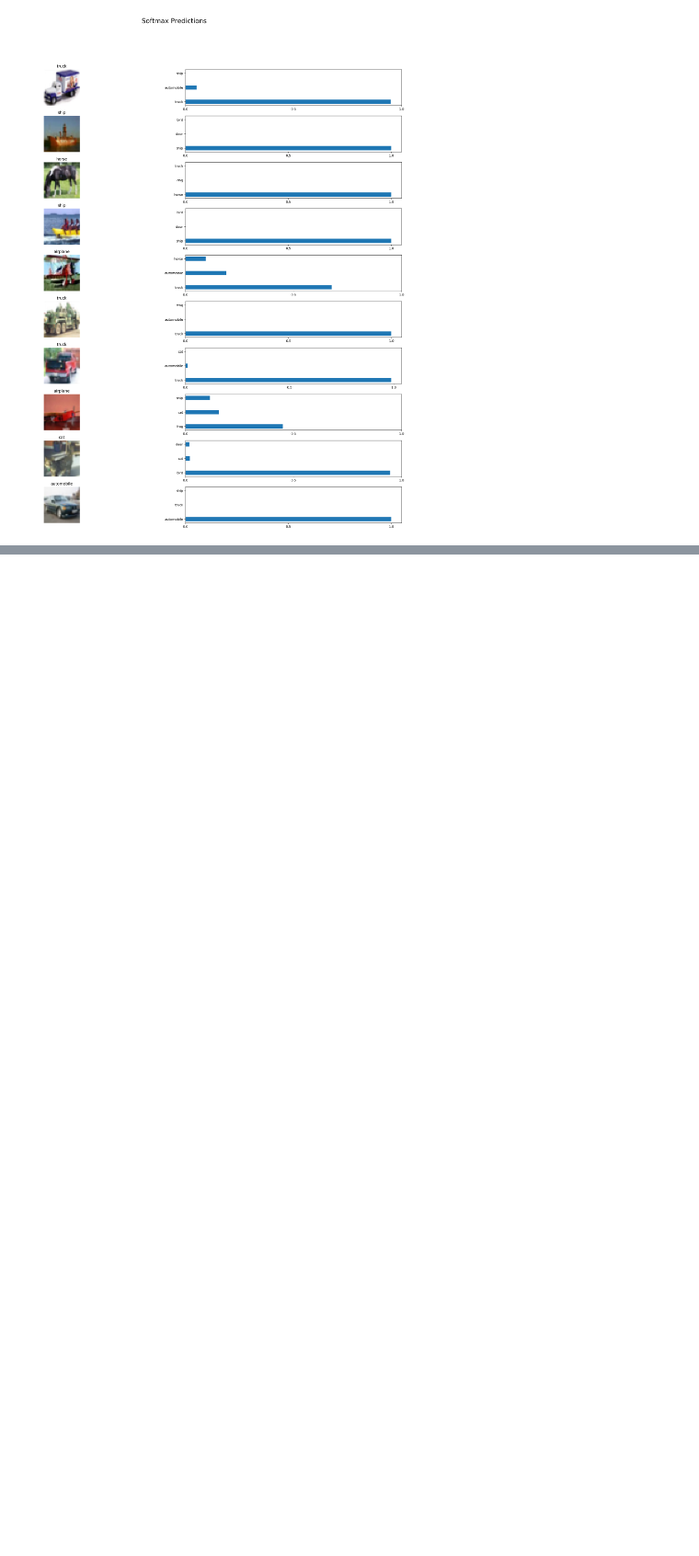
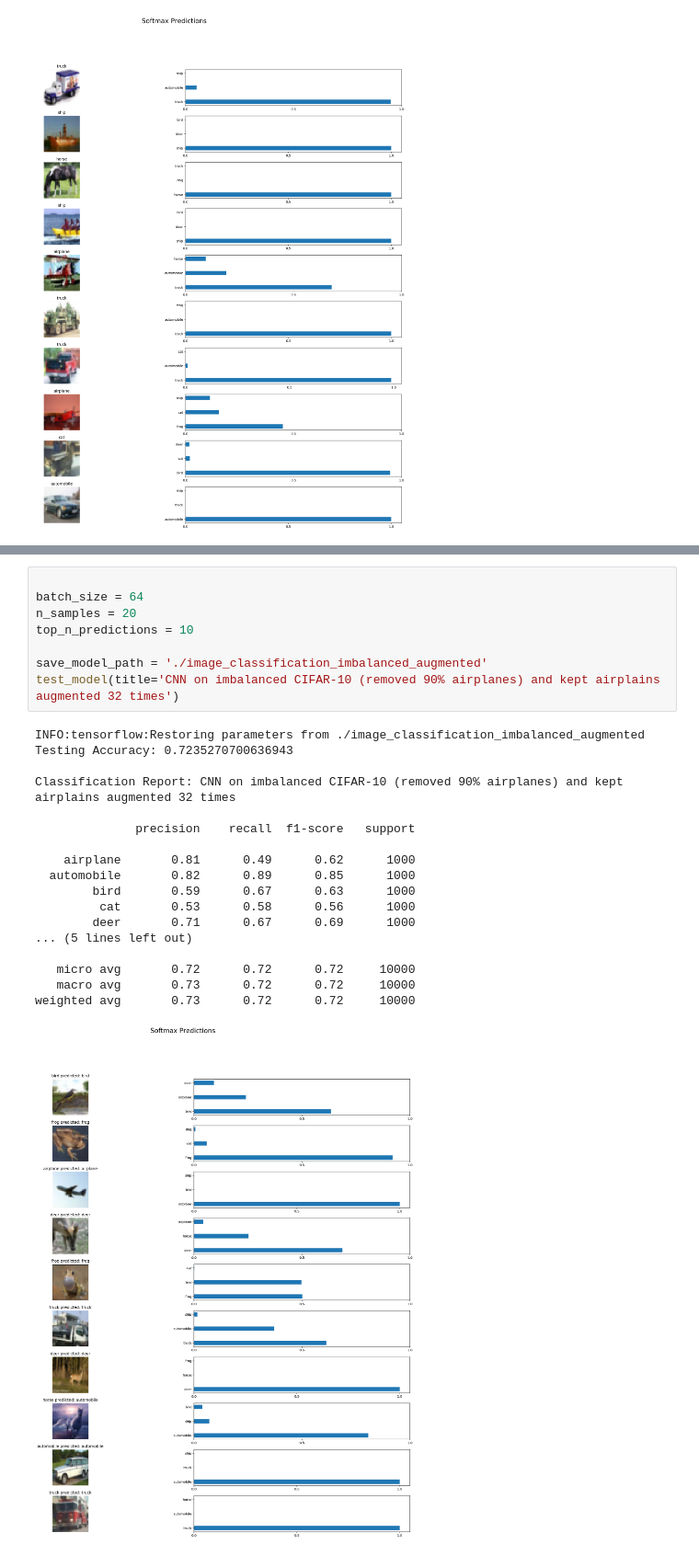
Before and after one commit to mike576/notenoughdata, a Jupyter notebook: CIFAR10_image_classification.ipynb, the cells around one changed output, grey strips where cells are left out. Shown at 92% size. Saved outputs shown, nothing was run; the diff lists cells and outputs as text; blank space fills up the shorter version.

Commit message:
Adding data augmentation techniques; testing on imbalanced but augmented class of CIFAR-10

```diff
--- a/CIFAR10_image_classification.ipynb
+++ b/CIFAR10_image_classification.ipynb
@@ -897,0 +1151,27 @@ weighted avg       0.71      0.69      0.68     10000
+# %%
+
+batch_size = 64
+n_samples = 20
+top_n_predictions = 10
+
+save_model_path = './image_classification_imbalanced_augmented'
+test_model(title='CNN on imbalanced CIFAR-10 (removed 90% airplanes) and kept airplains augmented 32 times')
+# %% [output]
+INFO:tensorflow:Restoring parameters from ./image_classification_imbalanced_augmented
+Testing Accuracy: 0.7235270700636943
+
+Classification Report: CNN on imbalanced CIFAR-10 (removed 90% airplanes) and kept airplains augmented 32 times
+
+              precision    recall  f1-score   support
+
+    airplane       0.81      0.49      0.62      1000
+  automobile       0.82      0.89      0.85      1000
+        bird       0.59      0.67      0.63      1000
+         cat       0.53      0.58      0.56      1000
+        deer       0.71      0.67      0.69      1000
+... (5 lines left out)
+
+   micro avg       0.72      0.72      0.72     10000
+   macro avg       0.73      0.72      0.72     10000
+weighted avg       0.73      0.72      0.72     10000
+[figure, added]
```
Also changed, not shown: parts of 6 cells of this notebook.
